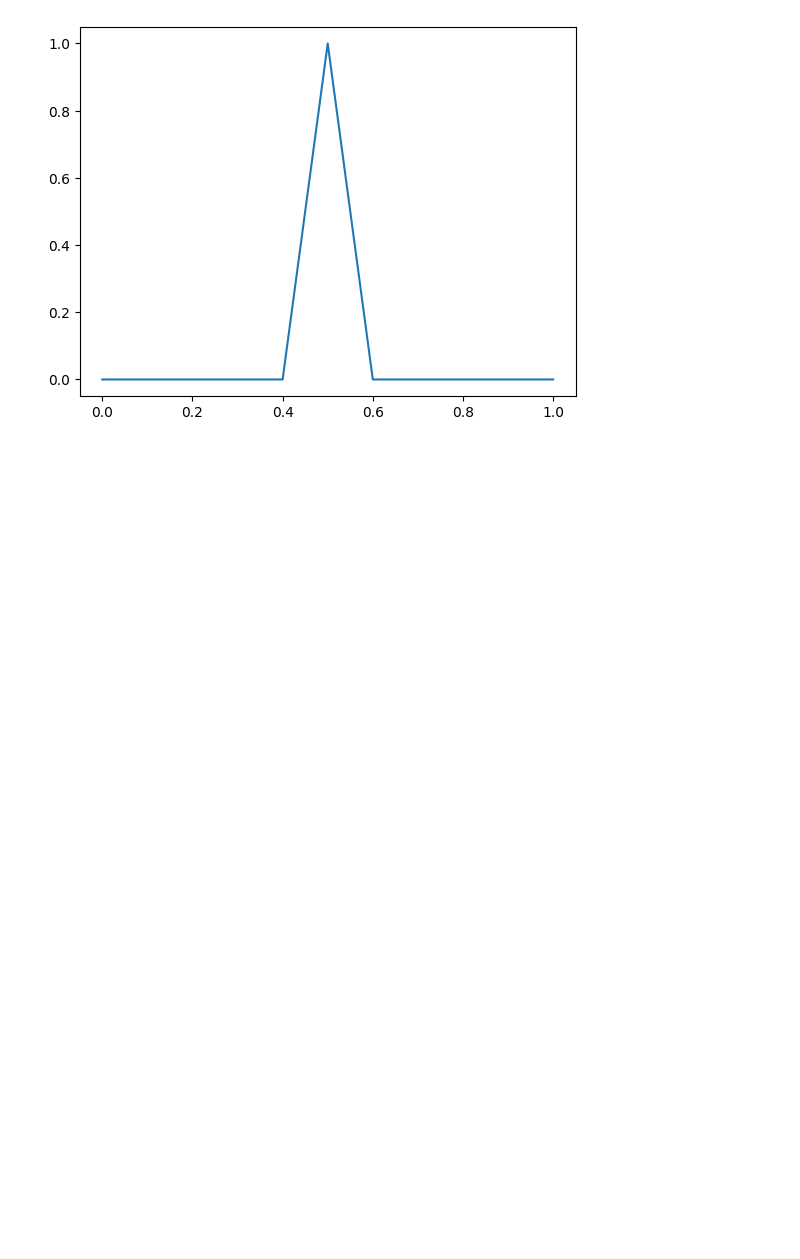
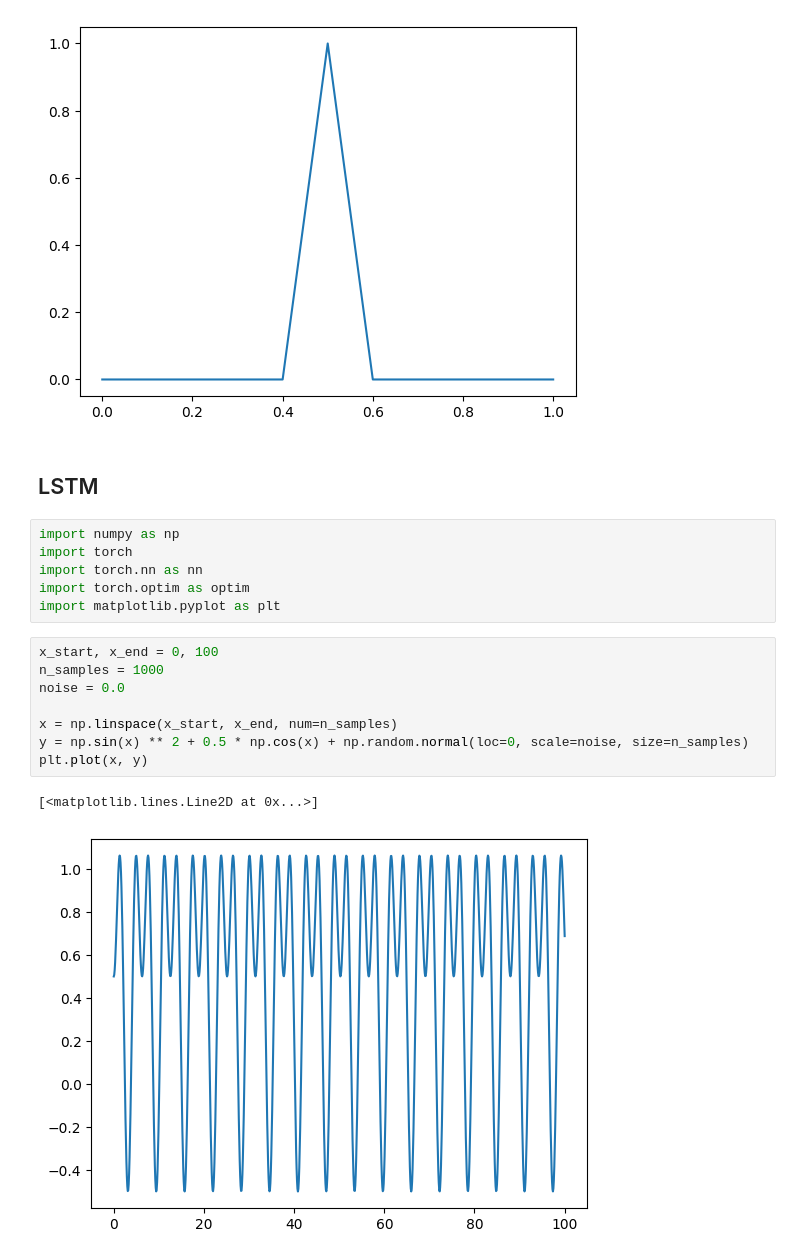
Before and after one commit to lmalms/sequence-learners, a Jupyter notebook: bikes/05_rnn.ipynb, the cells around one changed output. Cells and saved outputs as stored; diff of their text form; blank space fills up the shorter version.

Commit message:
More WIP and learnings on lstms

```diff
--- a/bikes/05_rnn.ipynb
+++ b/bikes/05_rnn.ipynb
@@ -69,3 +69,22 @@ plt.plot(inputs, final_outputs.detach())
 # %% [output]
 [<matplotlib.lines.Line2D at 0x...>]
 [figure]
+# %% [markdown]
+## LSTM
+# %%
+import numpy as np
+import torch
+import torch.nn as nn
+import torch.optim as optim
+import matplotlib.pyplot as plt
+# %%
+x_start, x_end = 0, 100
+n_samples = 1000
+noise = 0.0
+
+x = np.linspace(x_start, x_end, num=n_samples)
+y = np.sin(x) ** 2 + 0.5 * np.cos(x) + np.random.normal(loc=0, scale=noise, size=n_samples)
+plt.plot(x, y)
+# %% [output]
+[<matplotlib.lines.Line2D at 0x...>]
+[figure, added]
```
Also changed, not shown: parts of 10 cells of this notebook.
